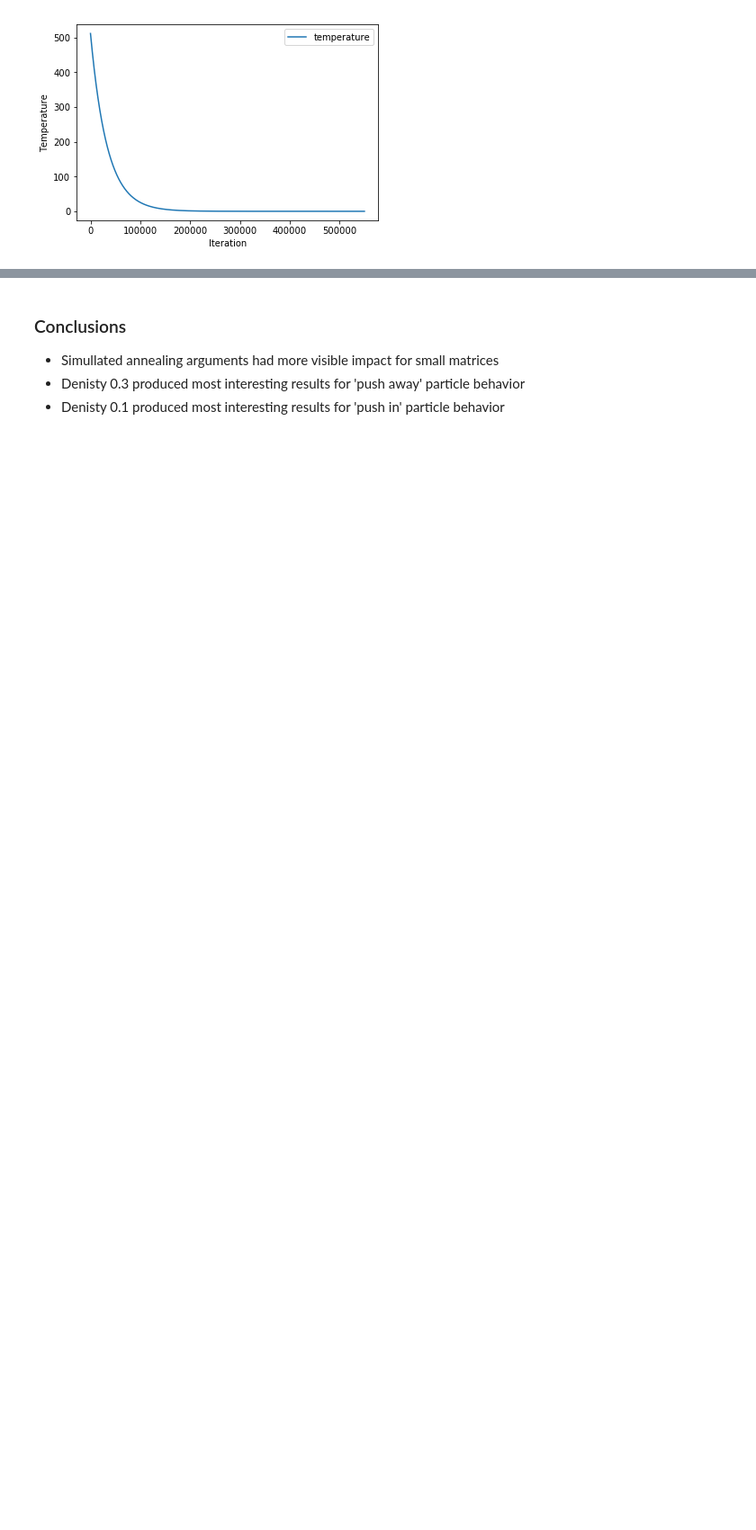
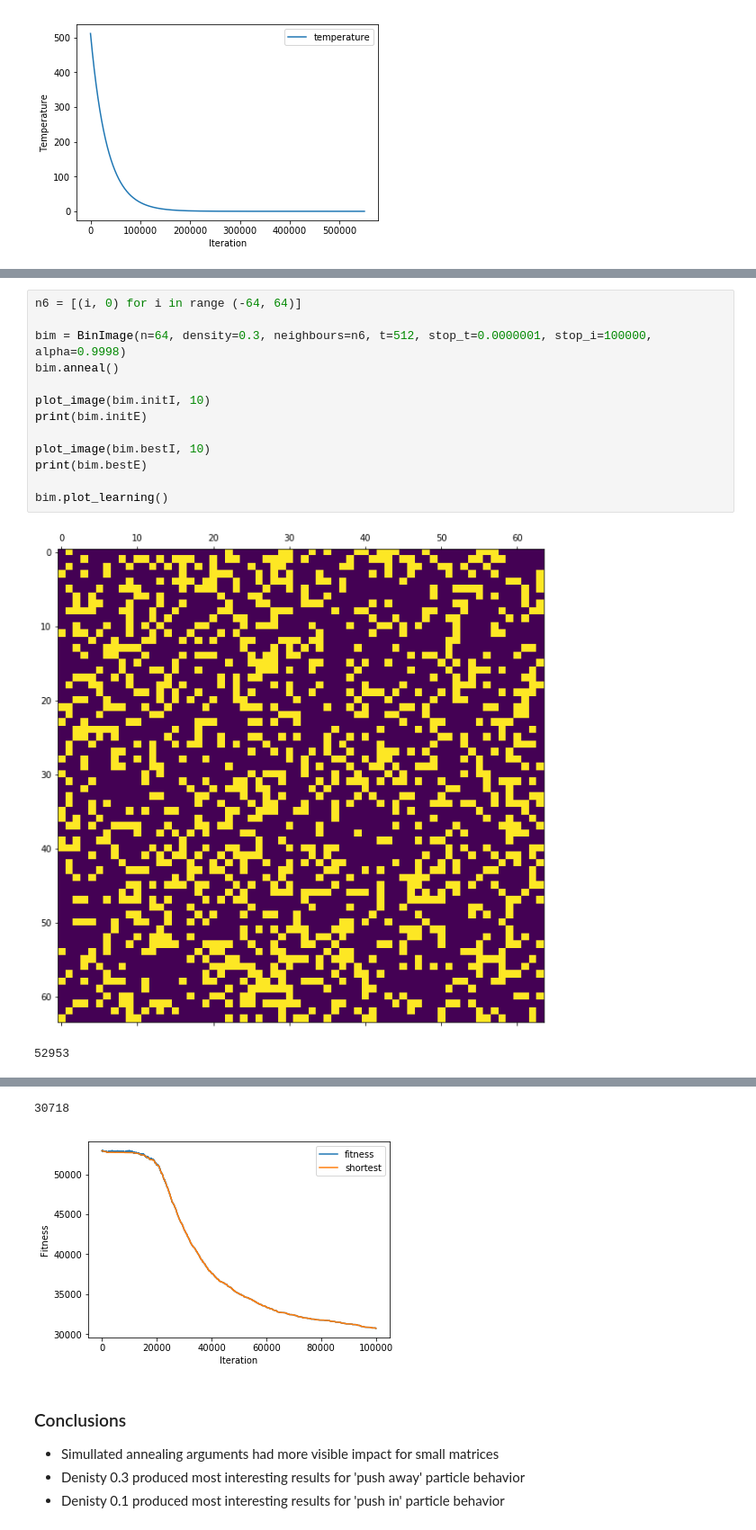
Before and after one commit to jasieksz/mownit, a Jupyter notebook: lab4/simulated_annealing_ex/lab4_sprawozdanie.ipynb, the cells around one changed output, grey strips where cells are left out. Shown at 90% size. Saved outputs shown, nothing was run; the diff lists cells and outputs as text; blank space fills up the shorter version.

```diff
--- a/lab4/simulated_annealing_ex/lab4_sprawozdanie.ipynb
+++ b/lab4/simulated_annealing_ex/lab4_sprawozdanie.ipynb
@@ -509,0 +532,16 @@ bim.plot_temp()
+# %%
+n6 = [(i, 0) for i in range (-64, 64)]
+
+bim = BinImage(n=64, density=0.3, neighbours=n6, t=512, stop_t=0.0000001, stop_i=100000, alpha=0.9998)
+bim.anneal()
+
+plot_image(bim.initI, 10)
+print(bim.initE)
+
+plot_image(bim.bestI, 10)
+print(bim.bestE)
+
+bim.plot_learning()
+# %% [output]
+[figure, added]
+52953
@@ -510,3 +549,5 @@ bim.plot_temp()
+30718
+[figure, added]
 # %% [markdown]
 ### Conclusions
 * Simullated annealing arguments had more visible impact for small matrices
```
Also changed, not shown: parts of 11 cells of this notebook, 2 other files.
